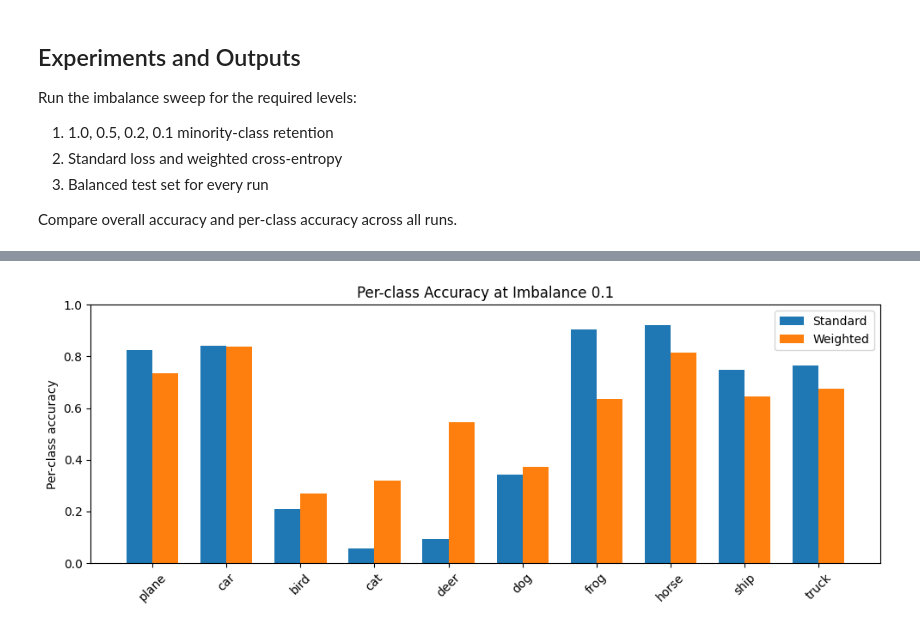
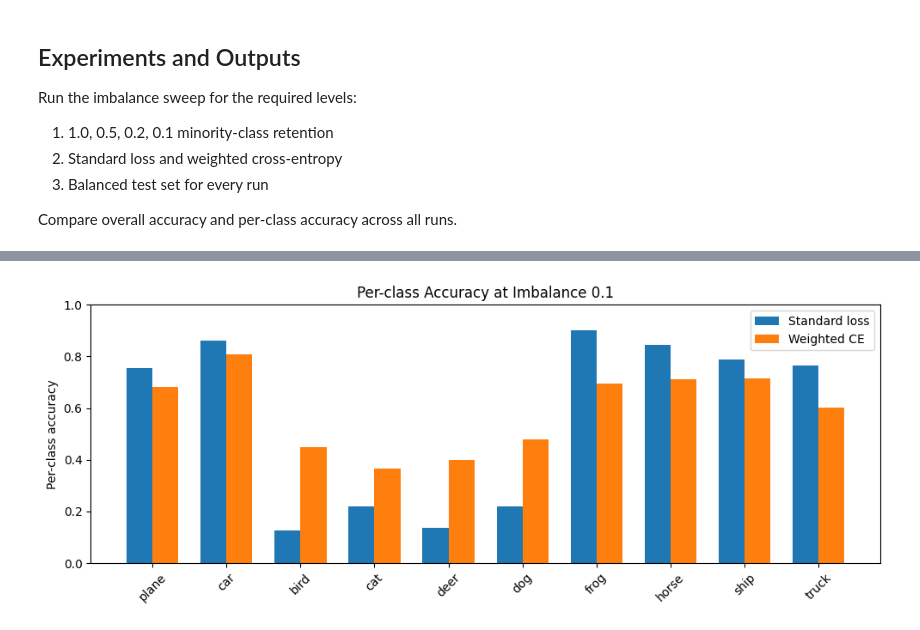
Before and after one commit to raghavkaashyap/Project-COMS4740, a Jupyter notebook: main.ipynb, the cells around one changed output, grey strips where cells are left out. Drawn from its saved outputs; the diff is of its cells as text; code cells hidden in the pictures.

Commit message:
added statistical tests

```diff
--- a/main.ipynb
+++ b/main.ipynb
@@ -312,39 +314,70 @@ Run the imbalance sweep for the required levels:
 Compare overall accuracy and per-class accuracy across all runs.
 # %%
 results = []
+seed_list = [0, 1, 2]
 
-for imbalance_level in imbalance_levels:
-    class_ratios = {cls: (imbalance_level if cls in minority_classes else 1.0) for cls in range(10)}
-    train_subset = create_imbalance(train_data, class_ratios)
+from scipy.stats import ttest_rel
 
-    results.append(run_experiment(
-        f"Imbalance {imbalance_level:.1f} + standard loss",
-        train_subset,
-        weighted_loss=False,
-        epochs=5,
-        imbalance_level=imbalance_level,
-        loss_type="standard",
-    ))
-    results.append(run_experiment(
-        f"Imbalance {imbalance_level:.1f} + weighted loss",
-        train_subset,
-        weighted_loss=True,
-        epochs=5,
-        imbalance_level=imbalance_level,
-        loss_type="weighted",
-    ))
+for seed in seed_list:
+    set_random_seed(seed)
+
+    for imbalance_level in imbalance_levels:
+        class_ratios = {cls: (imbalance_level if cls in minority_classes else 1.0) for cls in range(10)}
+        train_subset = create_imbalance(train_data, class_ratios)
+
+        results.append(run_experiment(
+            f"Seed {seed} | Imbalance {imbalance_level:.1f} + standard loss",
+            train_subset,
+            weighted_loss=False,
+            epochs=5,
+            imbalance_level=imbalance_level,
+            loss_type="standard",
+        ))
+        results[-1]["seed"] = seed
+
+        results.append(run_experiment(
+            f"Seed {seed} | Imbalance {imbalance_level:.1f} + weighted loss",
+            train_subset,
+            weighted_loss=True,
+            epochs=5,
+            imbalance_level=imbalance_level,
+            loss_type="weighted",
+        ))
+        results[-1]["seed"] = seed
 
 results_df = pd.DataFrame(results)
 results_df.to_csv("experiment_results.csv", index=False)
 
-print("\n=== Summary (Overall Accuracy) ===")
-for _, row in results_df.iterrows():
-    print(f"{row['name']}: {row['overall_acc'] * 100:.2f}%")
+summary_df = results_df.groupby(["imbalance_level", "loss_type"])["overall_acc"].agg(["mean", "std"]).reset_index()
+summary_df["mean"] = summary_df["mean"] * 100
+summary_df["std"] = summary_df["std"] * 100
+summary_df.to_csv("experiment_summary_stats.csv", index=False)
+
+print("\n=== Mean / Std Overall Accuracy ===")
+print(summary_df.to_string(index=False))
+
+test_rows = []
+for imbalance_level in imbalance_levels:
+    standard_scores = results_df[(results_df["imbalance_level"] == imbalance_level) & (results_df["loss_type"] == "standard")].sort_values("seed")["overall_acc"].to_numpy()
+    weighted_scores = results_df[(results_df["imbalance_level"] == imbalance_level) & (results_df["loss_type"] == "weighted")].sort_values("seed")["overall_acc"].to_numpy()
+    t_stat, p_value = ttest_rel(standard_scores, weighted_scores)
+    test_rows.append({
+        "imbalance_level": imbalance_level,
+        "t_statistic": t_stat,
+        "p_value": p_value,
+        "standard_mean": standard_scores.mean() * 100,
+        "weighted_mean": weighted_scores.mean() * 100,
+    })
+
+test_df = pd.DataFrame(test_rows)
+test_df.to_csv("experiment_ttest_results.csv", index=False)
+print("\n=== Paired t-test: Standard vs Weighted ===")
+print(test_df.to_string(index=False))
 
 plt.figure(figsize=(7, 4))
 for loss_type, label in [("standard", "Standard loss"), ("weighted", "Weighted CE")]:
-    subset = results_df[results_df["loss_type"] == loss_type].sort_values("imbalance_level")
-    plt.plot(subset["imbalance_level"], subset["overall_acc"] * 100, marker="o", label=label)
+    subset = summary_df[summary_df["loss_type"] == loss_type].sort_values("imbalance_level")
+    plt.errorbar(subset["imbalance_level"], subset["mean"], yerr=subset["std"], marker="o", capsize=4, label=label)
 
 plt.xticks(imbalance_levels, [f"{level:.1f}" for level in imbalance_levels])
 plt.xlabel("Minority-class retention")
@@ -356,13 +389,16 @@ plt.savefig("overall_accuracy_vs_imbalance.png", dpi=300, bbox_inches="tight")
 plt.show()
 
 for imbalance_level in imbalance_levels:
-    level_rows = results_df[results_df["imbalance_level"] == imbalance_level].sort_values("loss_type")
+    level_rows = results_df[results_df["imbalance_level"] == imbalance_level].sort_values(["loss_type", "seed"])
     x = np.arange(len(class_names))
     width = 0.35
 
     plt.figure(figsize=(10, 4))
-    for i, (_, row) in enumerate(level_rows.iterrows()):
-        plt.bar(x + i * width, row["per_class_acc"], width=width, label=row["loss_type"].title())
+    for loss_type, label in [("standard", "Standard loss"), ("weighted", "Weighted CE")]:
+        loss_subset = level_rows[level_rows["loss_type"] == loss_type]
+        per_class_stack = np.vstack(loss_subset["per_class_acc"].to_numpy())
+        mean_per_class = per_class_stack.mean(axis=0)
+        plt.bar(x + (0 if loss_type == "standard" else width), mean_per_class, width=width, label=label)
 
     plt.xticks(x + width / 2, class_names, rotation=45)
     plt.ylim(0, 1.0)
@@ -398 +434 @@ Imbalance 0.1 + weighted loss: 58.44%
-[figure, old version]
+[figure, new version]
```
Also changed, not shown: parts of 2 cells of this notebook, 9 other files.
